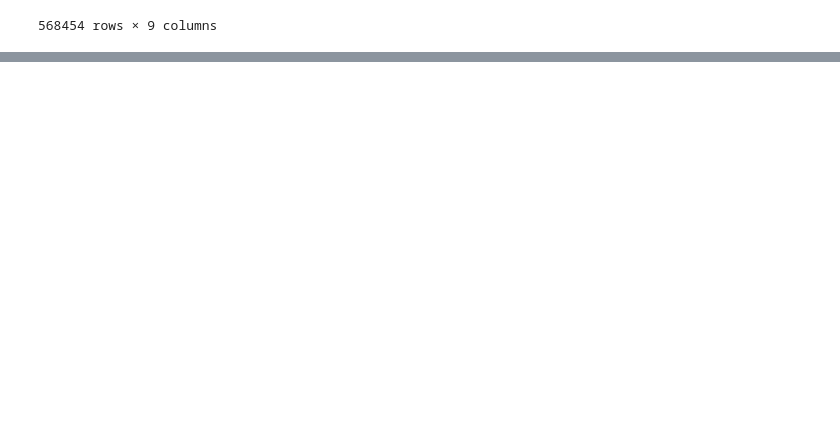
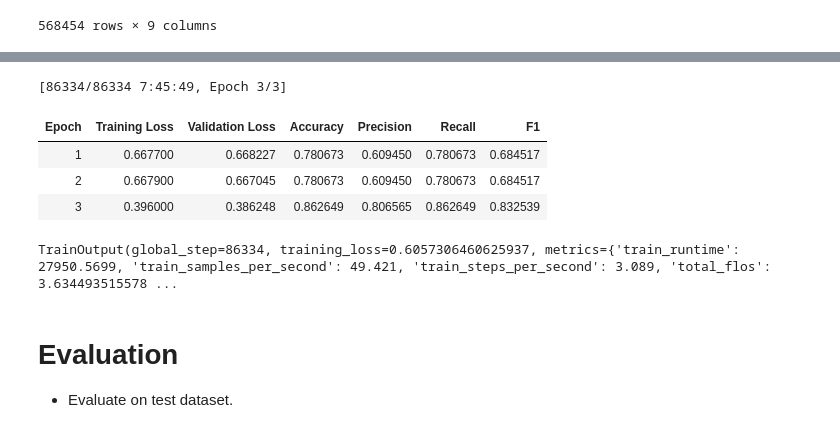
Before and after one commit to jeromechua-12/amazon_food_review, a Jupyter notebook: analysis.ipynb, the cells around one changed output, grey strips where cells are left out. Cells and saved outputs as stored; diff of their text form; code cells hidden in the pictures; blank space fills up the shorter version.

Commit message:
performed training and evaluation

```diff
--- a/analysis.ipynb
+++ b/analysis.ipynb
@@ -47,0 +87,2 @@ df
+# %%
+df['label'] = df['Score'].apply(label_score)
@@ -47,0 +163,5 @@ df
+# %%
+from transformers import RobertaForSequenceClassification
+
+
+model = RobertaForSequenceClassification.from_pretrained("FacebookAI/roberta-base", num_labels=3)
@@ -47,0 +175,43 @@ df
+# %%
+from sklearn.metrics import accuracy_score, precision_recall_fscore_support
+
+
+def compute_metrics(eval_pred):
+    '''
+    Compute metrics at evaluation. Returns a dictionary string to metric values.
+    '''
+    logits, labels = eval_pred
+    preds = np.argmax(logits, axis=1)
+    acc = accuracy_score(labels, preds)
+    precision, recall, f1, _ = precision_recall_fscore_support(labels, preds, average="weighted")
+    return {"accuracy": acc, "precision": precision, "recall": recall, "f1": f1}
+# %%
+from transformers import Trainer, TrainingArguments
+
+
+training_args = TrainingArguments(
+    output_dir="./amazon_review_classifier",
+    eval_strategy="epoch",
+    num_train_epochs=3,
+    per_device_train_batch_size=16
+)
+
+trainer = Trainer(
+    model=model,
+    args=training_args,
+    train_dataset=train_dataset,
+    eval_dataset=val_dataset,
+    compute_metrics=compute_metrics
+)
+
+trainer.train()
+# %% [output]
+[86334/86334 7:45:49, Epoch 3/3]
+| Epoch | Training Loss | Validation Loss | Accuracy | Precision | Recall | F1 |
+| 1 | 0.667700 | 0.668227 | 0.780673 | 0.609450 | 0.780673 | 0.684517 |
+| 2 | 0.667900 | 0.667045 | 0.780673 | 0.609450 | 0.780673 | 0.684517 |
+| 3 | 0.396000 | 0.386248 | 0.862649 | 0.806565 | 0.862649 | 0.832539 |
+TrainOutput(global_step=86334, training_loss=0.6057306460625937, metrics={'train_runtime': 27950.5699, 'train_samples_per_second': 49.421, 'train_steps_per_second': 3.089, 'total_flos': 3.634493515578 ...
+# %% [markdown]
+# Evaluation
+- Evaluate on test dataset.
```
Also changed, not shown: parts of 18 cells of this notebook.
